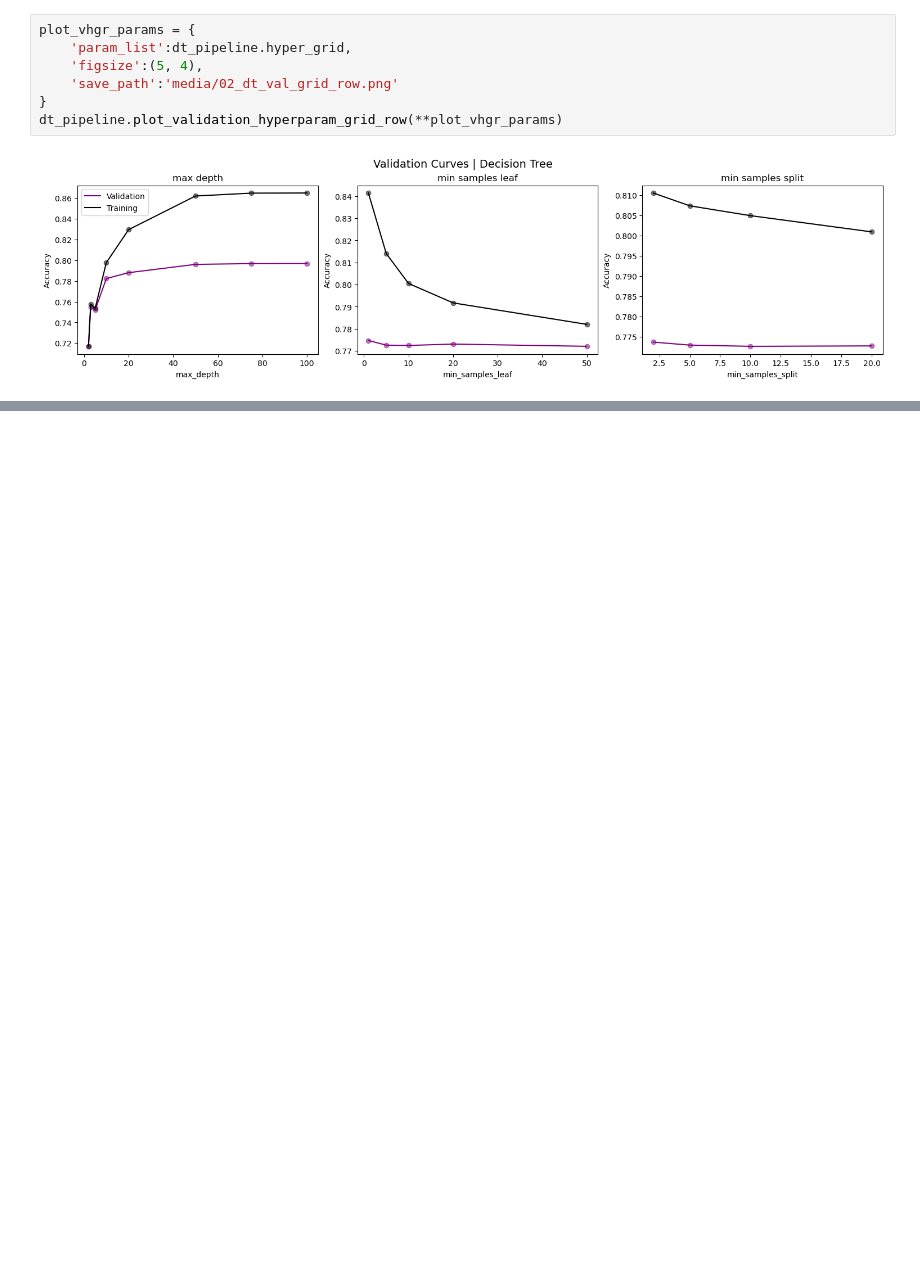
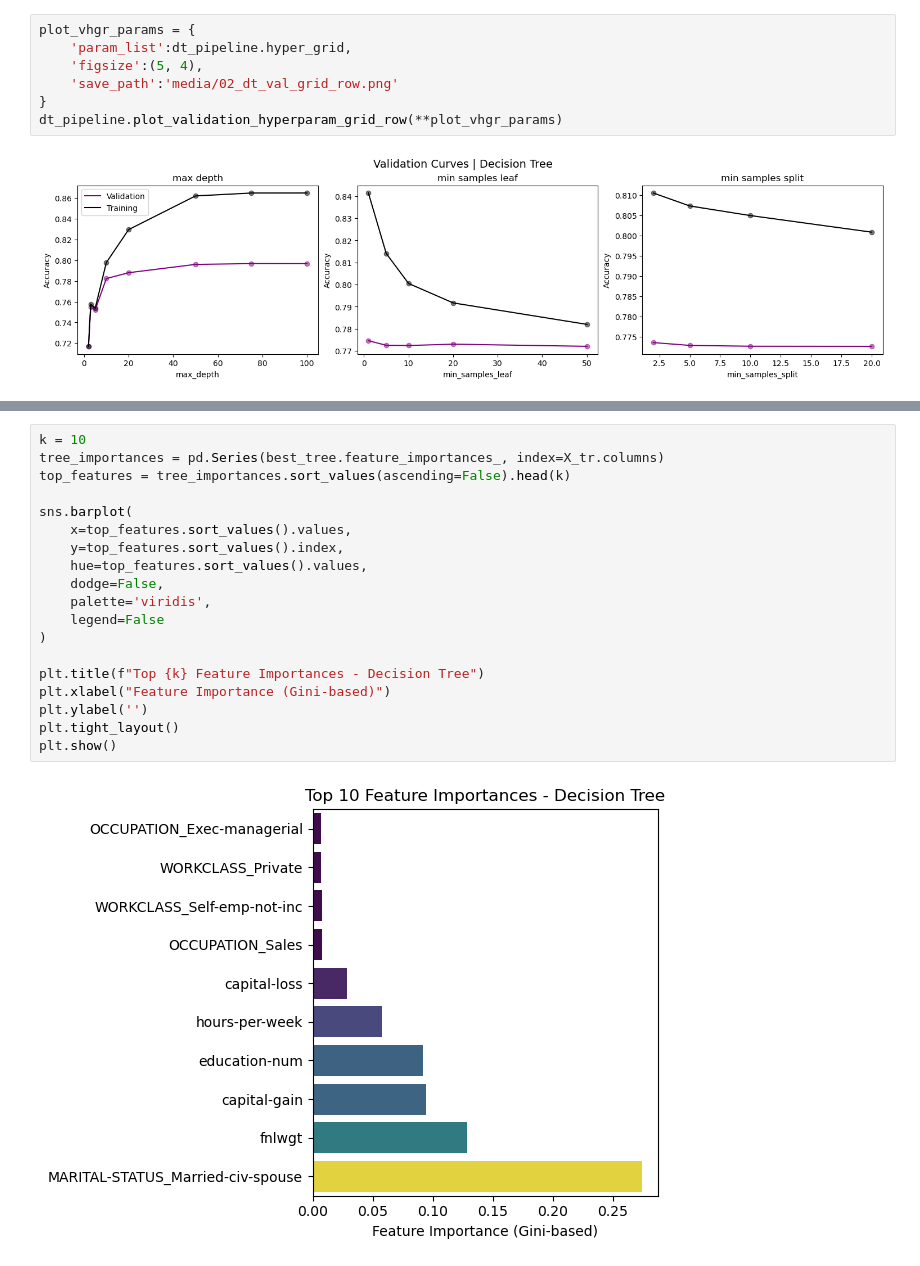
Before and after one commit to dimitris-markopoulos/trees-ensembles-neural-networks, a Jupyter notebook: 02_tree_based_models.ipynb, the cells around one changed output, grey strips where cells are left out. Drawn from its saved outputs; the diff is of its cells as text; blank space fills up the shorter version.

```diff
--- a/02_tree_based_models.ipynb
+++ b/02_tree_based_models.ipynb
@@ -65,0 +84,21 @@ dt_pipeline.plot_validation_hyperparam_grid_row(**plot_vhgr_params)
+# %%
+k = 10
+tree_importances = pd.Series(best_tree.feature_importances_, index=X_tr.columns)
+top_features = tree_importances.sort_values(ascending=False).head(k)
+
+sns.barplot(
+    x=top_features.sort_values().values,
+    y=top_features.sort_values().index,
+    hue=top_features.sort_values().values,
+    dodge=False,
+    palette='viridis',
+    legend=False
+)
+
+plt.title(f"Top {k} Feature Importances - Decision Tree")
+plt.xlabel("Feature Importance (Gini-based)")
+plt.ylabel('')
+plt.tight_layout()
+plt.show()
+# %% [output]
+[figure, added]
```
Also changed, not shown: parts of 6 cells of this notebook, 3 other files.
